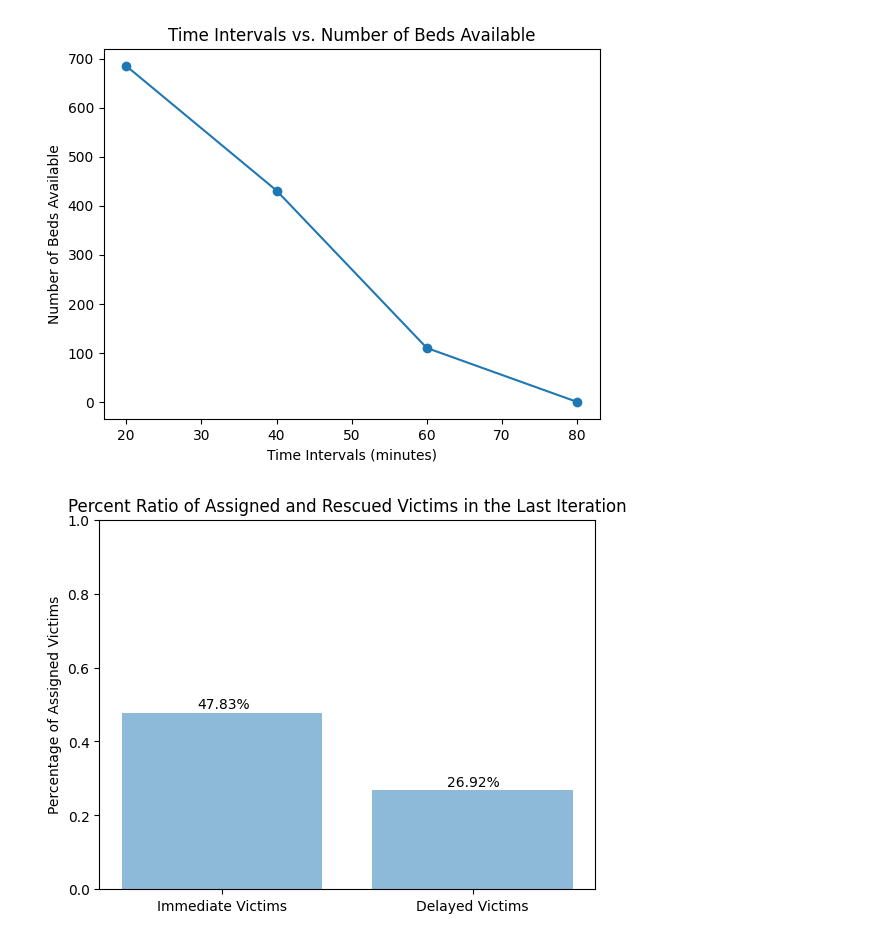
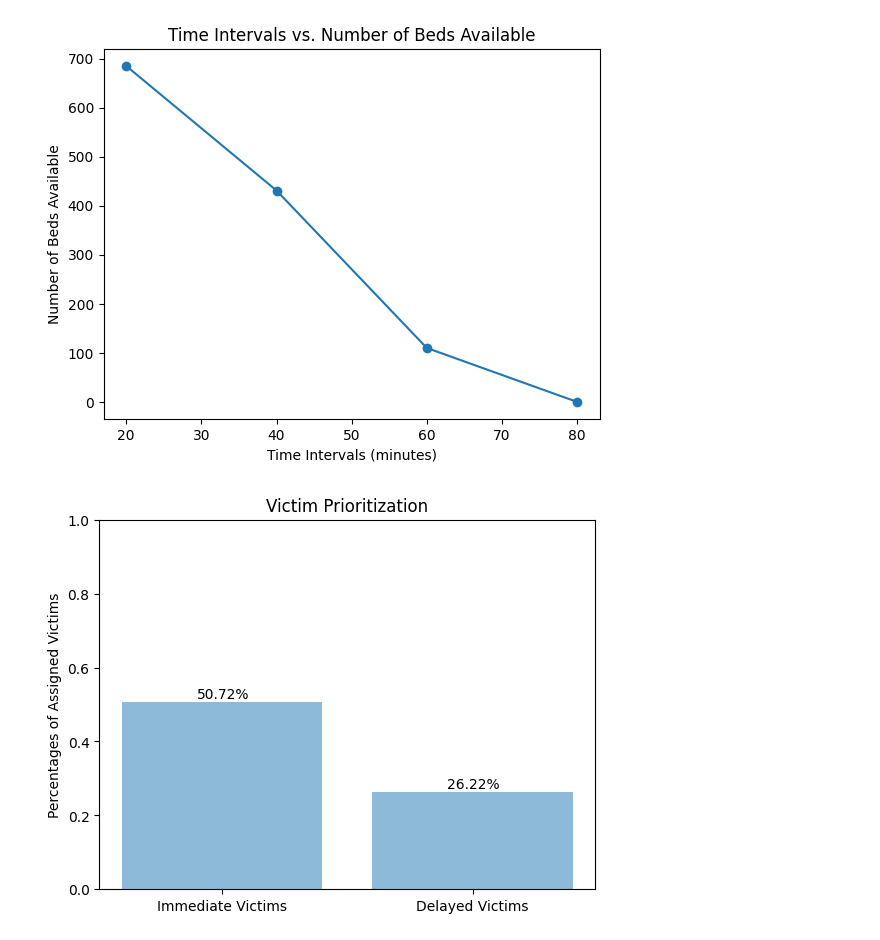
Before and after one commit to busra-ashak/INDR491-Victim-Allocation, a Jupyter notebook: INDR491_victim_allocation_better.ipynb, the cells around one changed output. Drawn from its saved outputs; the diff is of its cells as text; code cells hidden in the pictures.

Commit message:
updated plot titles and legends

```diff
--- a/INDR491_victim_allocation_better.ipynb
+++ b/INDR491_victim_allocation_better.ipynb
@@ -126,7 +126,7 @@ def solve_model_periodically(start_time, end_time, bed_capacity_list):
     set_variables(immediate_v_id_list, delayed_v_id_list)
     #more parameters
     global epsilon, c_1, c_2
-    c_1 = 1.02 #condition: immediate
+    c_1 = 1.03 #condition: immediate
     c_2 = 1 #condition: delayed
     #epsilon value is calculated as the average of the coefficients of the x_ij's in order to make the penalty meaningful
     epsilon = (c_2*sum(map(mul, y_immediate_list, t_immediate_list)) + c_1*sum(map(mul, y_delayed_list, t_delayed_list)))/(c_1+c_2)
@@ -277,16 +277,16 @@ plt.show()
 # %%
 # Bar chart of the percentage of assigned immediate and delayed victims in the last iteration
 labels = 'Immediate Victims', 'Delayed Victims'
 sizes = [result[len(result)-1]['Assigned immediate']/K_list[len(result)-1], result[len(result)-1]['Assigned delayed']/L_list[len(result)-1]]
 y_pos = np.arange(len(labels))
 plt.bar(y_pos, sizes, align='center', alpha=0.5)
 for i in range(len(sizes)):
     plt.text(x = y_pos[i]-0.1, y = sizes[i]+0.01, s = str(round(sizes[i]*100,2))+"%")
 axes = plt.gca()
 axes.set_ylim([0,1])
 plt.xticks(y_pos, labels)
-plt.ylabel('Percentage of Assigned Victims')
-plt.title('Percent Ratio of Assigned and Rescued Victims in the Last Iteration', wrap=True)
+plt.ylabel('Percentages of Assigned Victims')
+plt.title('Victim Prioritization', wrap=True)
 plt.show()
 # %% [output]
-[figure, old version]
+[figure, new version]
```
Also changed, not shown: parts of 3 cells of this notebook.
